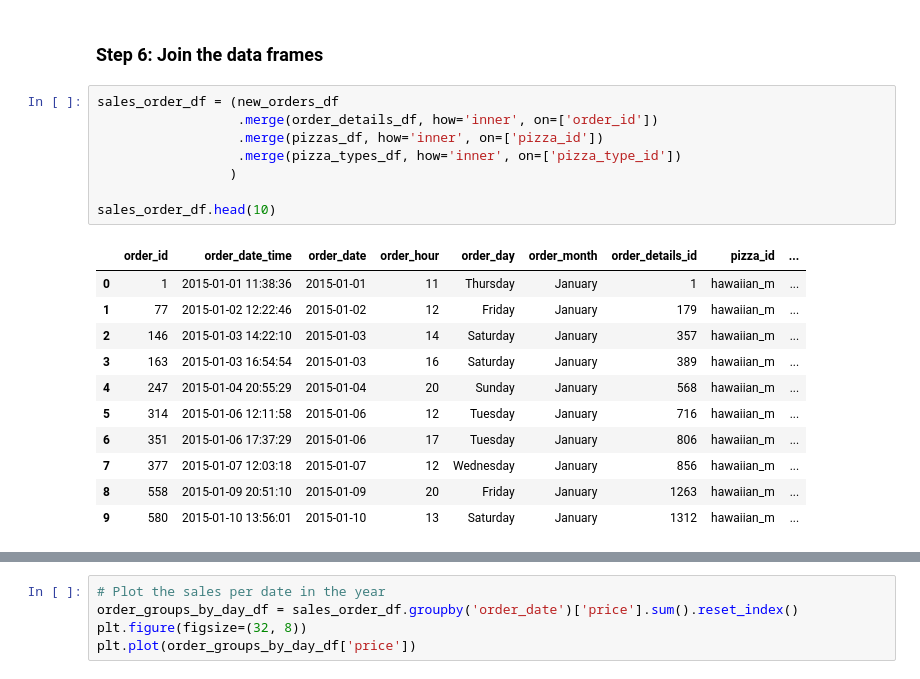
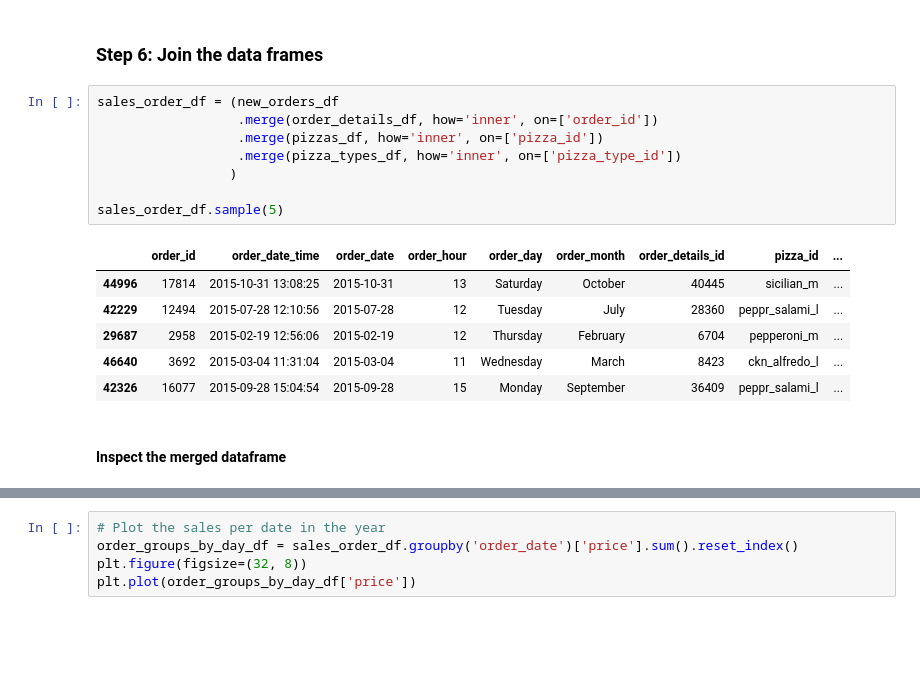
Before and after one commit to lois2inn/Pizza_Place_Sales, a Jupyter notebook: Notebooks/pizza_sales_analysis.ipynb, the cells around one changed output, grey strips where cells are left out. Drawn from its saved outputs; the diff is of its cells as text; blank space fills up the shorter version.

```diff
--- a/Notebooks/pizza_sales_analysis.ipynb
+++ b/Notebooks/pizza_sales_analysis.ipynb
@@ -450,20 +467,17 @@ order_details_df['quantity'].sum()
 # %%
 sales_order_df = (new_orders_df
                   .merge(order_details_df, how='inner', on=['order_id'])
                   .merge(pizzas_df, how='inner', on=['pizza_id'])
                   .merge(pizza_types_df, how='inner', on=['pizza_type_id'])
                  )
 
-sales_order_df.head(10)
+sales_order_df.sample(5)
 # %% [output]
 |  | order_id | order_date_time | order_date | order_hour | order_day | order_month | order_details_id | pizza_id | ... |
-| 0 | 1 | 2015-01-01 11:38:36 | 2015-01-01 | 11 | Thursday | January | 1 | hawaiian_m | ... |
-| 1 | 77 | 2015-01-02 12:22:46 | 2015-01-02 | 12 | Friday | January | 179 | hawaiian_m | ... |
-| 2 | 146 | 2015-01-03 14:22:10 | 2015-01-03 | 14 | Saturday | January | 357 | hawaiian_m | ... |
-| 3 | 163 | 2015-01-03 16:54:54 | 2015-01-03 | 16 | Saturday | January | 389 | hawaiian_m | ... |
-| 4 | 247 | 2015-01-04 20:55:29 | 2015-01-04 | 20 | Sunday | January | 568 | hawaiian_m | ... |
-| 5 | 314 | 2015-01-06 12:11:58 | 2015-01-06 | 12 | Tuesday | January | 716 | hawaiian_m | ... |
-| 6 | 351 | 2015-01-06 17:37:29 | 2015-01-06 | 17 | Tuesday | January | 806 | hawaiian_m | ... |
-| 7 | 377 | 2015-01-07 12:03:18 | 2015-01-07 | 12 | Wednesday | January | 856 | hawaiian_m | ... |
-| 8 | 558 | 2015-01-09 20:51:10 | 2015-01-09 | 20 | Friday | January | 1263 | hawaiian_m | ... |
-| 9 | 580 | 2015-01-10 13:56:01 | 2015-01-10 | 13 | Saturday | January | 1312 | hawaiian_m | ... |
+| 44996 | 17814 | 2015-10-31 13:08:25 | 2015-10-31 | 13 | Saturday | October | 40445 | sicilian_m | ... |
+| 42229 | 12494 | 2015-07-28 12:10:56 | 2015-07-28 | 12 | Tuesday | July | 28360 | peppr_salami_l | ... |
+| 29687 | 2958 | 2015-02-19 12:56:06 | 2015-02-19 | 12 | Thursday | February | 6704 | pepperoni_m | ... |
+| 46640 | 3692 | 2015-03-04 11:31:04 | 2015-03-04 | 11 | Wednesday | March | 8423 | ckn_alfredo_l | ... |
+| 42326 | 16077 | 2015-09-28 15:04:54 | 2015-09-28 | 15 | Monday | September | 36409 | peppr_salami_l | ... |
+# %% [markdown]
+#### Inspect the merged dataframe
```
Also changed, not shown: parts of 32 cells of this notebook, 1 other file.
